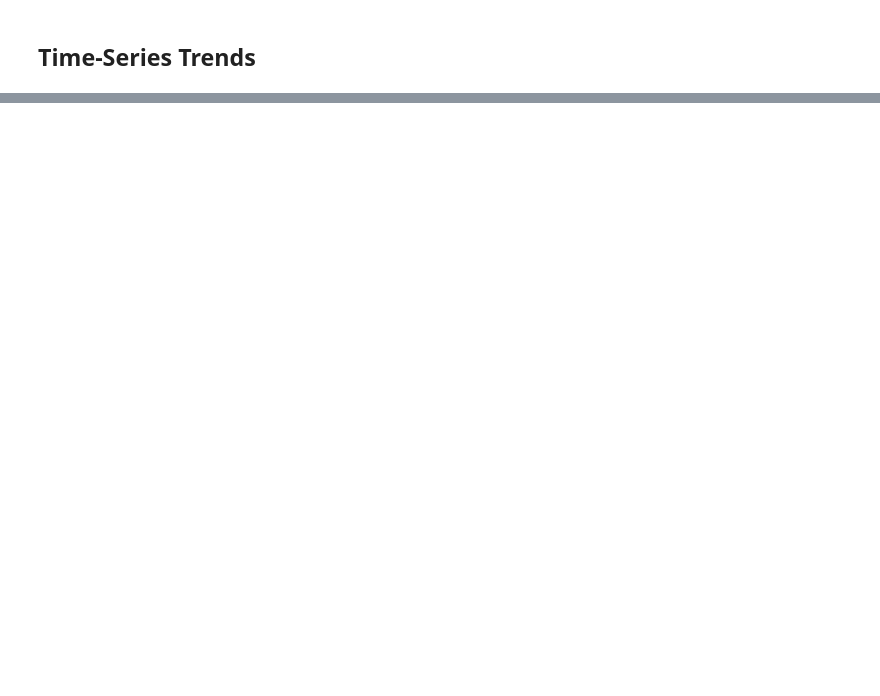
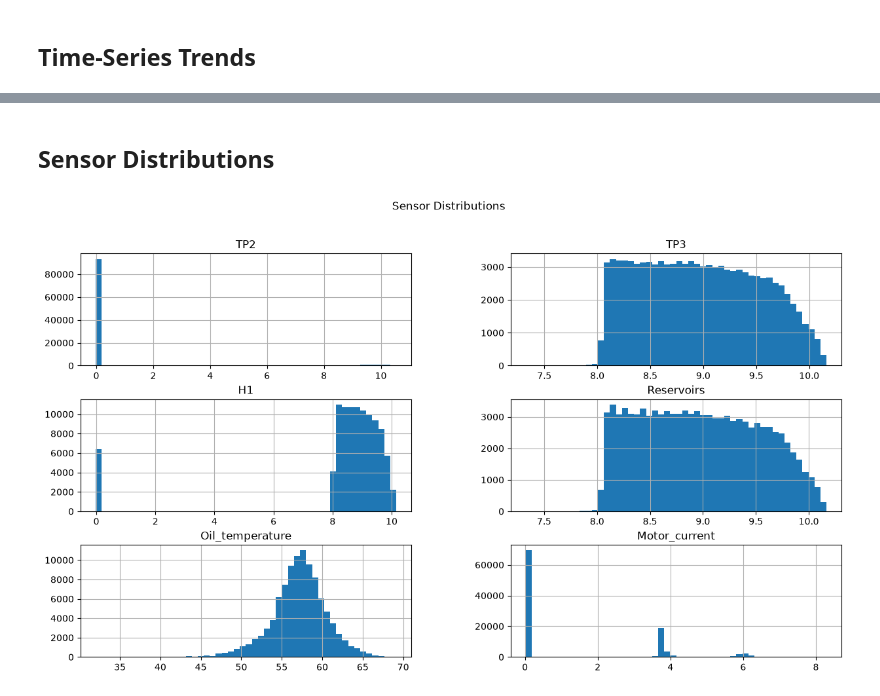
Before and after one commit to adityamanish999/Industrial-Compressor, a Jupyter notebook: notebooks/EDA_Industrial_Anomaly.ipynb, the cells around one changed output, grey strips where cells are left out. Cells and saved outputs as stored; diff of their text form; code cells hidden in the pictures; blank space fills up the shorter version.

```diff
--- a/notebooks/EDA_Industrial_Anomaly.ipynb
+++ b/notebooks/EDA_Industrial_Anomaly.ipynb
@@ -4,7 +4,6 @@ This notebook explores the MetroPT-3 compressor dataset, performs statistical an
 # %%
 import pandas as pd
 import numpy as np
-import matplotlib.subplots as plt
 import seaborn as sns
 import matplotlib.pyplot as plt
 
@@ -13,5 +12,7 @@ df = pd.read_csv('../data/MetroPT3(AirCompressor).csv', nrows=100000) # Load sub
 if 'timestamp' in df.columns:
     df['timestamp'] = pd.to_datetime(df['timestamp'])
     df.set_index('timestamp', inplace=True)
+df = df.drop(columns=[c for c in df.columns if c.startswith('Unnamed')])
+df = df.drop_duplicates()
 
 df.head()
@@ -43,0 +68,9 @@ plt.show()
+# %% [markdown]
+## Sensor Distributions
+# %%
+cols = ['TP2', 'TP3', 'H1', 'Reservoirs', 'Oil_temperature', 'Motor_current']
+df[cols].hist(bins=50, figsize=(15, 8))
+plt.suptitle('Sensor Distributions')
+plt.show()
+# %% [output]
+[figure, added]
```
Also changed, not shown: parts of 8 cells of this notebook, 12 other files.
